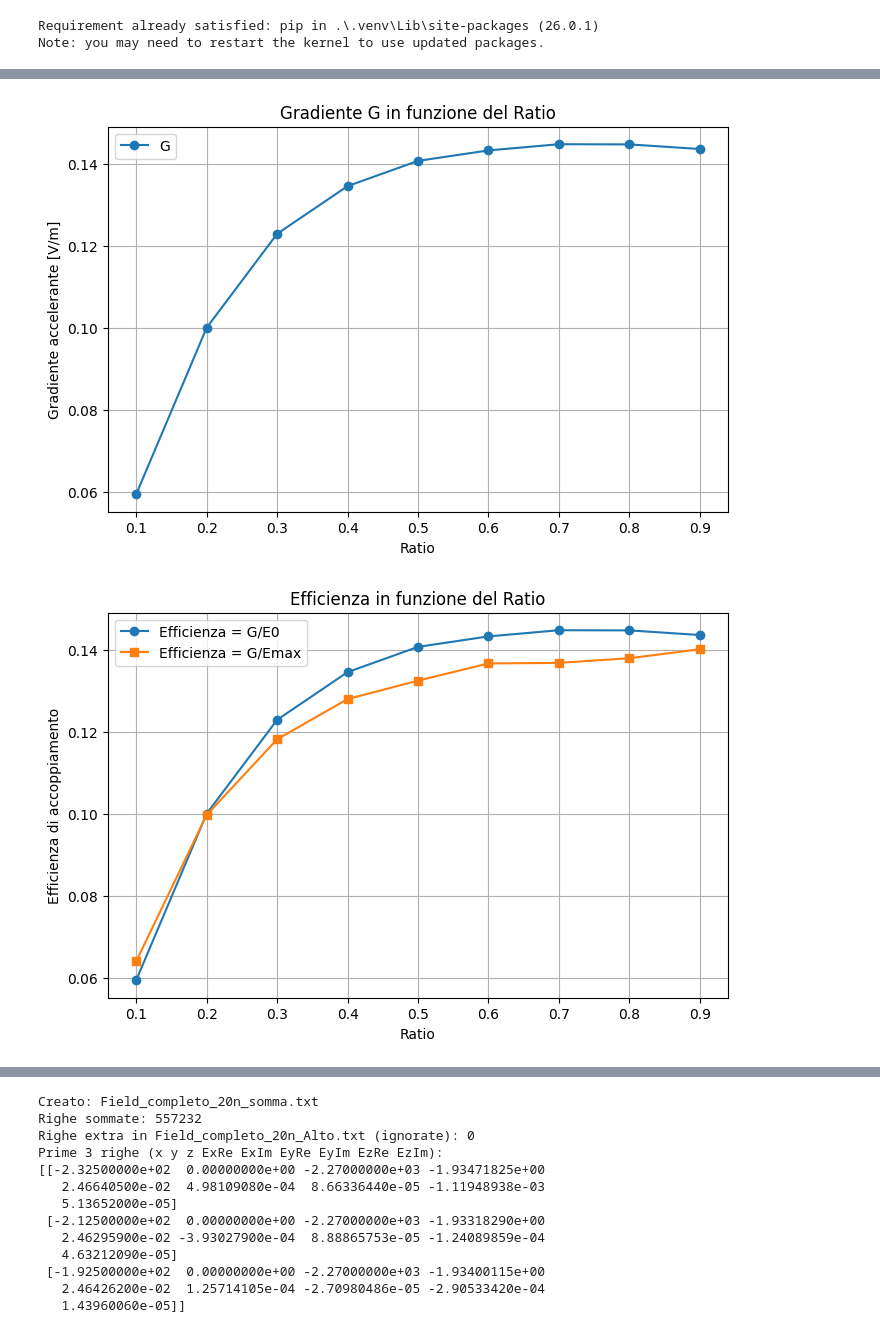
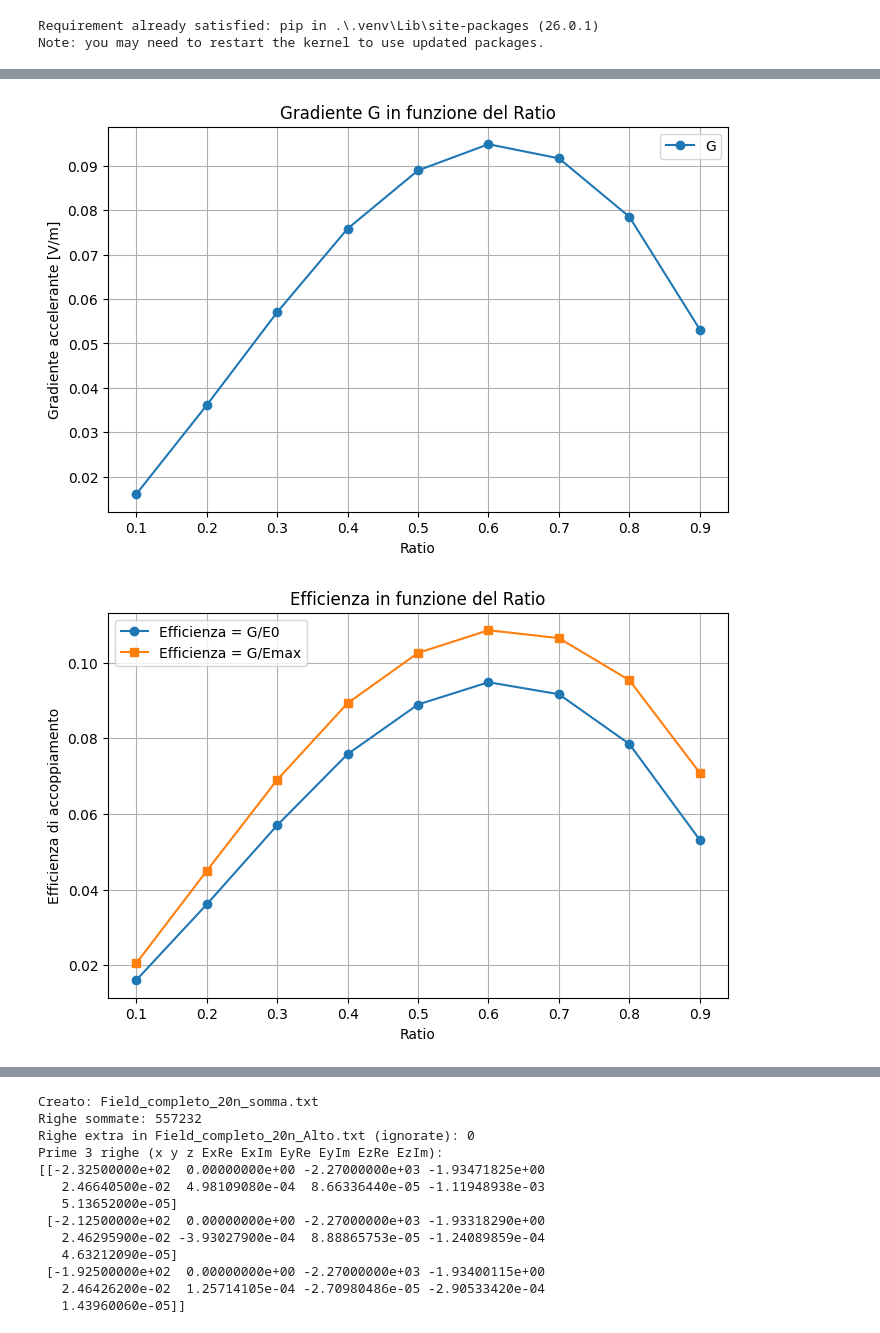
Before and after one commit to AlanMarcia/Notebook-for-analysis-of-CST-output, a Jupyter notebook: Prova.ipynb, the cells around one changed output, grey strips where cells are left out. Drawn from its saved outputs; the diff is of its cells as text; code cells hidden in the pictures.

```diff
--- a/Prova.ipynb
+++ b/Prova.ipynb
@@ -70,23 +70,23 @@ from pathlib import Path
 import numpy as np
 import matplotlib.pyplot as plt
 
-cartella = Path("SIC_P_10um/n_1")
+cartella = Path("SIC_P_10um/n_3")
 if not cartella.exists():
     raise FileNotFoundError(f"Cartella non trovata: {cartella.resolve()}")
 
 
 
 # Parametri (x e lambda_p sono in um)
-lambda_p = 10 * 0.01459  # periodo della struttura in um (145.9 nm)
+lambda_p = 3*10 * 0.01459  # periodo della struttura in um (145.9 nm)
 n = 1
 E0_const = 1.0  # V/m: ampiezza della plane wave impostata in CST
 
-im_blocks = parse_cst_block_file(cartella / "B_Im.txt")
-re_blocks = parse_cst_block_file(cartella / "B_Real.txt")
+im_blocks = parse_cst_block_file(cartella / "A_Im.txt")
+re_blocks = parse_cst_block_file(cartella / "A_Real.txt")
 
 common_ratios = sorted(set(im_blocks.keys()) & set(re_blocks.keys()))
 if not common_ratios:
-    raise ValueError("Nessun ratio in comune tra B_Im.txt e B_Real.txt")
+    raise ValueError("Nessun ratio in comune tra A_Im.txt e A_Real.txt")
 
 G = np.zeros(len(common_ratios))
 efficiency = np.zeros(len(common_ratios))
@@ -142,7 +142,7 @@ plt.ylabel("Efficienza di accoppiamento")
 plt.title("Efficienza in funzione del Ratio")
 plt.grid(True)
 plt.legend()
-plt.savefig(cartella / "B_efficiency_vs_ratio.png")
+plt.savefig(cartella / "A_efficiency_vs_ratio.png")
 plt.show()
 
 plt.figure(figsize=(8, 5))
@@ -175,2 +175,2 @@ ratio=0.900  G=1.435749e-01  eta_E0=1.435749e-01  Emax=1.024773e+00  eta_Emax=1.
-[figure, old version]
+[figure, new version]
-[figure, old version]
+[figure, new version]
```
Also changed, not shown: parts of 3 cells of this notebook.
